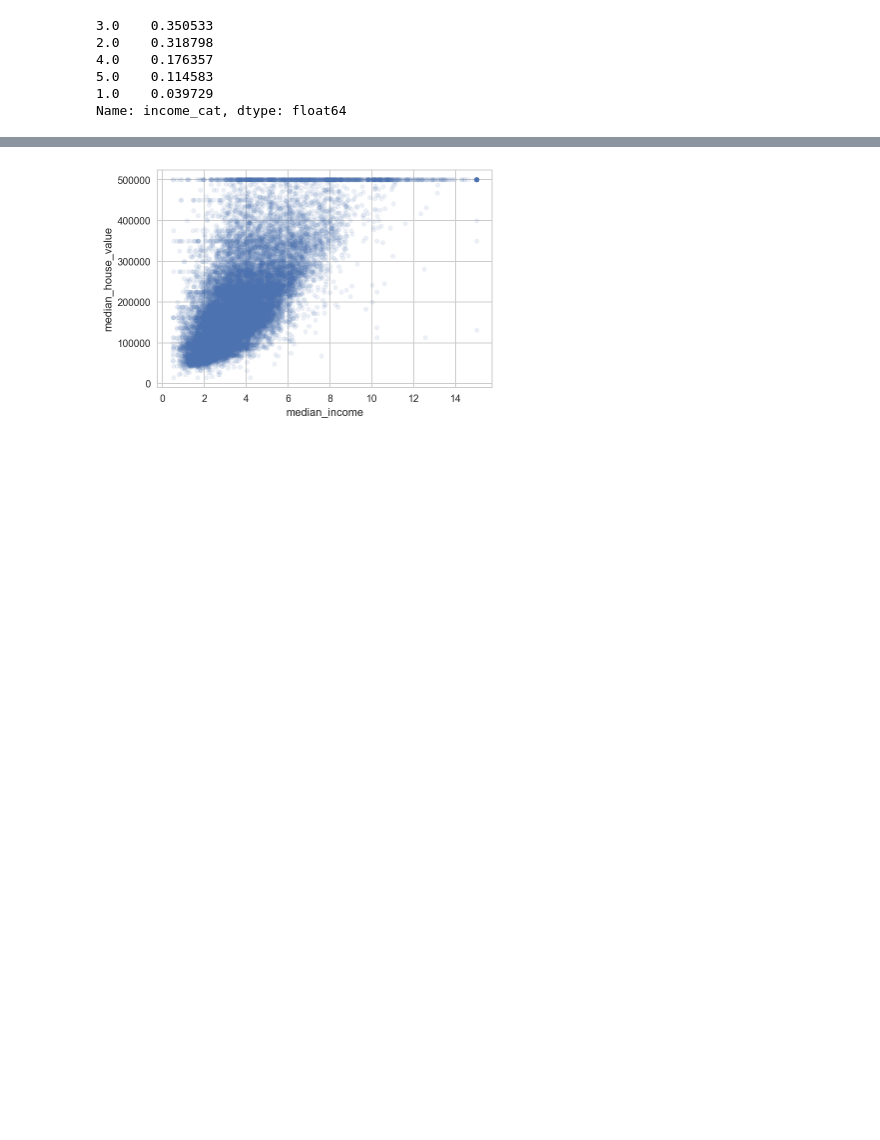
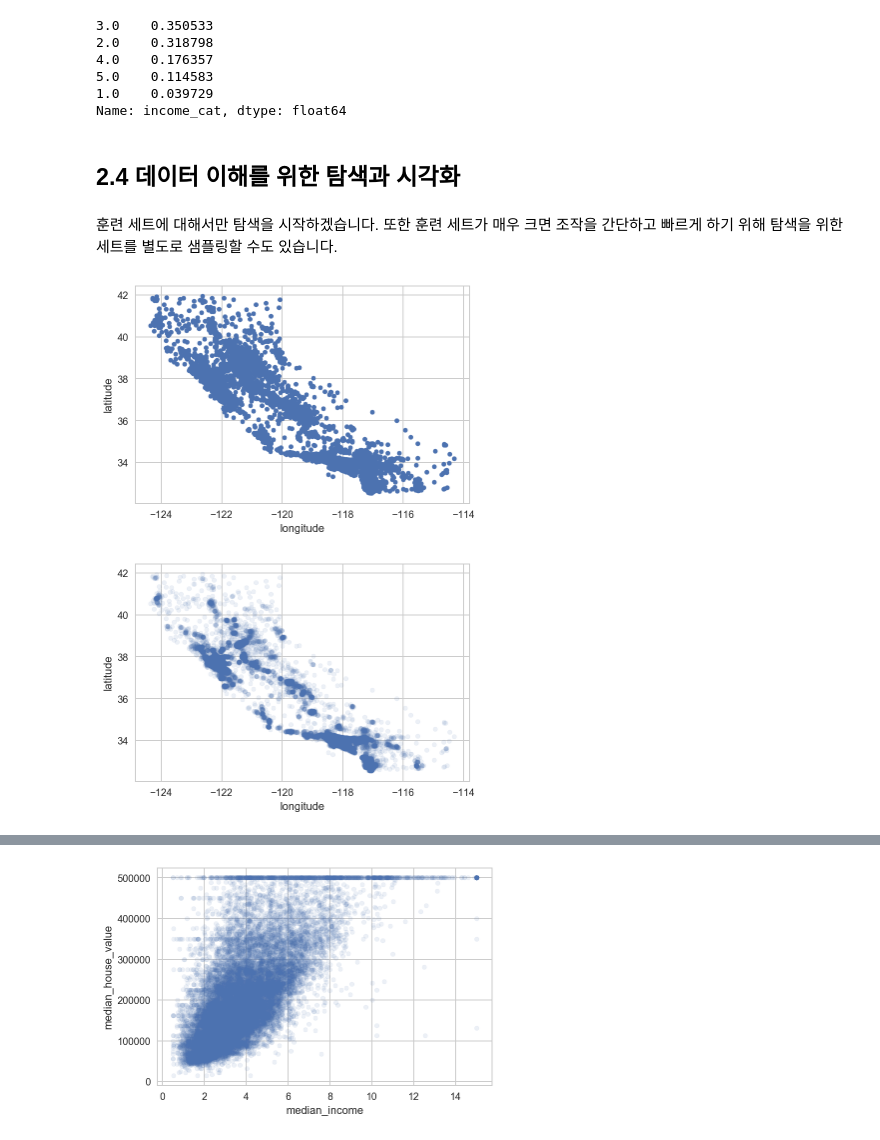
Before and after one commit to dooyeoung/hands_on_machine_learning, a Jupyter notebook: part2.ipynb, the cells around one changed output, grey strips where cells are left out. Cells and saved outputs as stored; diff of their text form; code cells hidden in the pictures; blank space fills up the shorter version.

```diff
--- a/part2.ipynb
+++ b/part2.ipynb
@@ -201,0 +294,4 @@ housing.drop(columns='income_cat', inplace=True)
+# %% [markdown]
+## 2.4 데이터 이해를 위한 탐색과 시각화
+# %% [markdown]
+훈련 세트에 대해서만 탐색을 시작하겠습니다. 또한 훈련 세트가 매우 크면 조작을 간단하고 빠르게 하기 위해 탐색을 위한 세트를 별도로 샘플링할 수도 있습니다.
@@ -201,0 +300,6 @@ housing.drop(columns='income_cat', inplace=True)
+# %%
+ax = housing.plot(kind="scatter", x="longitude", y="latitude");
+ax = housing.plot(kind="scatter", x="longitude", y="latitude", alpha=0.1);
+# %% [output]
+[figure, added]
+[figure, added]
```
Also changed, not shown: parts of 156 cells of this notebook.
